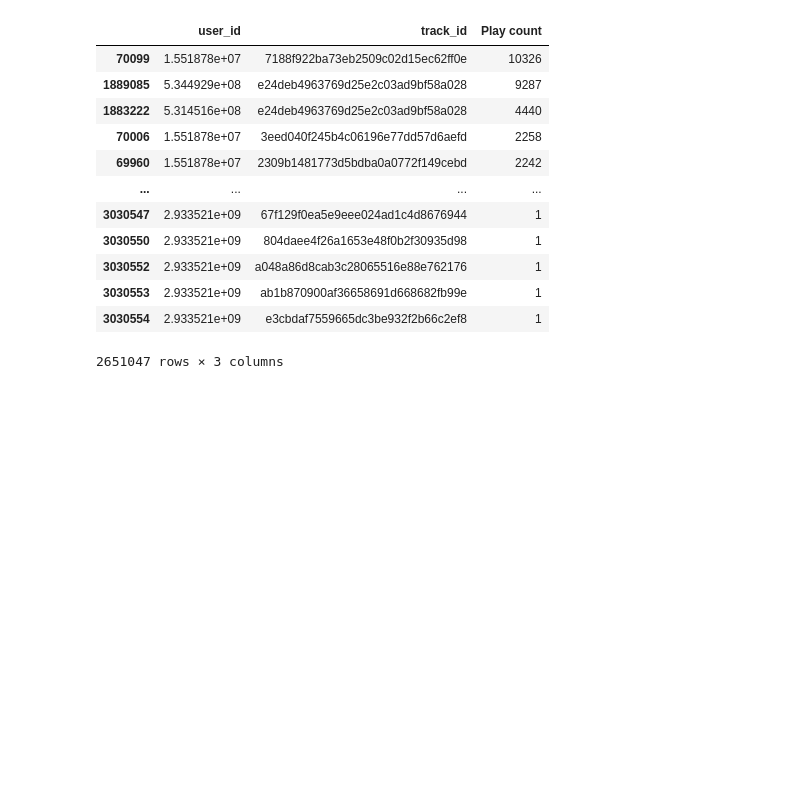
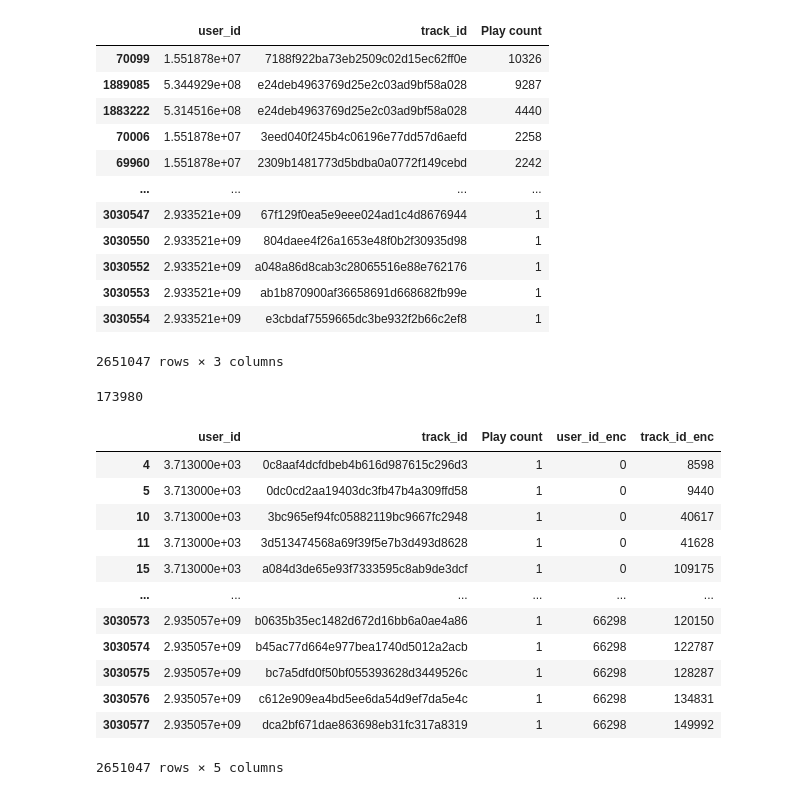
Before and after one commit to nhanhoang17/HMTK-PRO, a Jupyter notebook: dataset_preview.ipynb, the cells around one changed output. Saved outputs shown, nothing was run; the diff lists cells and outputs as text; code cells hidden in the pictures; blank space fills up the shorter version.

```diff
--- a/dataset_preview.ipynb
+++ b/dataset_preview.ipynb
@@ -245,3 +238,31 @@ interaction_after_filtered.sort_values("Play count",ascending=False)
 | 3030553 | 2.933521e+09 | ab1b870900af36658691d668682fb99e | 1 |
 | 3030554 | 2.933521e+09 | e3cbdaf7559665dc3be932f2b66c2ef8 | 1 |
 2651047 rows × 3 columns
+# %%
+interaction_after_filtered['track_id'].nunique()
+# %% [output]
+173980
+# %%
+df_new=interaction_after_filtered.copy()
+# %%
+le_user=LabelEncoder()
+le_track_id=LabelEncoder()
+
+df_new['user_id_enc']=le_user.fit_transform(df_new['user_id'])
+df_new['track_id_enc']=le_track_id.fit_transform(df_new['track_id'])
+# %%
+df_new
+# %% [output]
+|  | user_id | track_id | Play count | user_id_enc | track_id_enc |
+| 4 | 3.713000e+03 | 0c8aaf4dcfdbeb4b616d987615c296d3 | 1 | 0 | 8598 |
+| 5 | 3.713000e+03 | 0dc0cd2aa19403dc3fb47b4a309ffd58 | 1 | 0 | 9440 |
+| 10 | 3.713000e+03 | 3bc965ef94fc05882119bc9667fc2948 | 1 | 0 | 40617 |
+| 11 | 3.713000e+03 | 3d513474568a69f39f5e7b3d493d8628 | 1 | 0 | 41628 |
+| 15 | 3.713000e+03 | a084d3de65e93f7333595c8ab9de3dcf | 1 | 0 | 109175 |
+| ... | ... | ... | ... | ... | ... |
+| 3030573 | 2.935057e+09 | b0635b35ec1482d672d16bb6a0ae4a86 | 1 | 66298 | 120150 |
+| 3030574 | 2.935057e+09 | b45ac77d664e977bea1740d5012a2acb | 1 | 66298 | 122787 |
+| 3030575 | 2.935057e+09 | bc7a5dfd0f50bf055393628d3449526c | 1 | 66298 | 128287 |
+| 3030576 | 2.935057e+09 | c612e909ea4bd5ee6da54d9ef7da5e4c | 1 | 66298 | 134831 |
+| 3030577 | 2.935057e+09 | dca2bf671dae863698eb31fc317a8319 | 1 | 66298 | 149992 |
+2651047 rows × 5 columns
```
Also changed, not shown: parts of 3 cells of this notebook.
